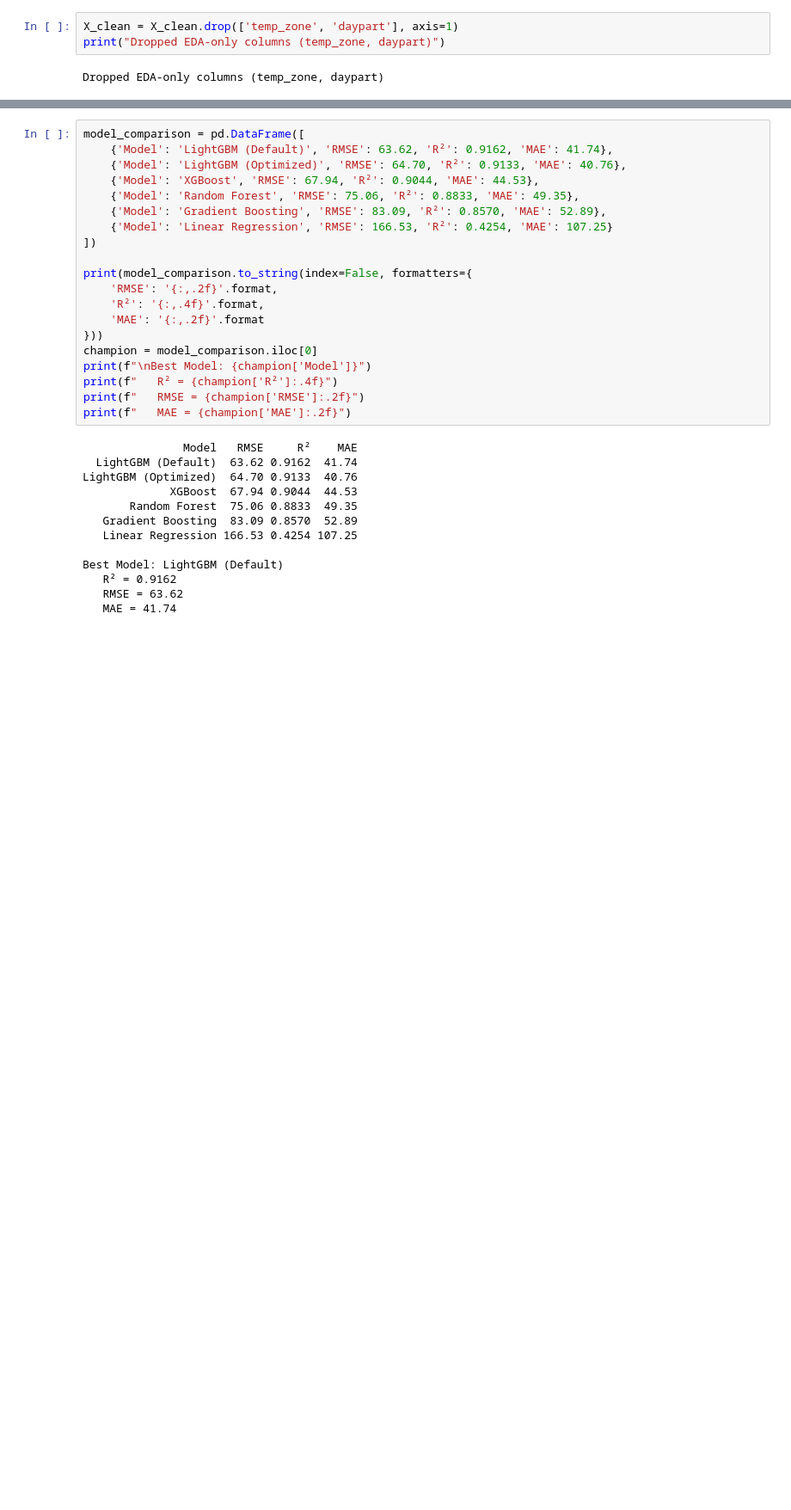
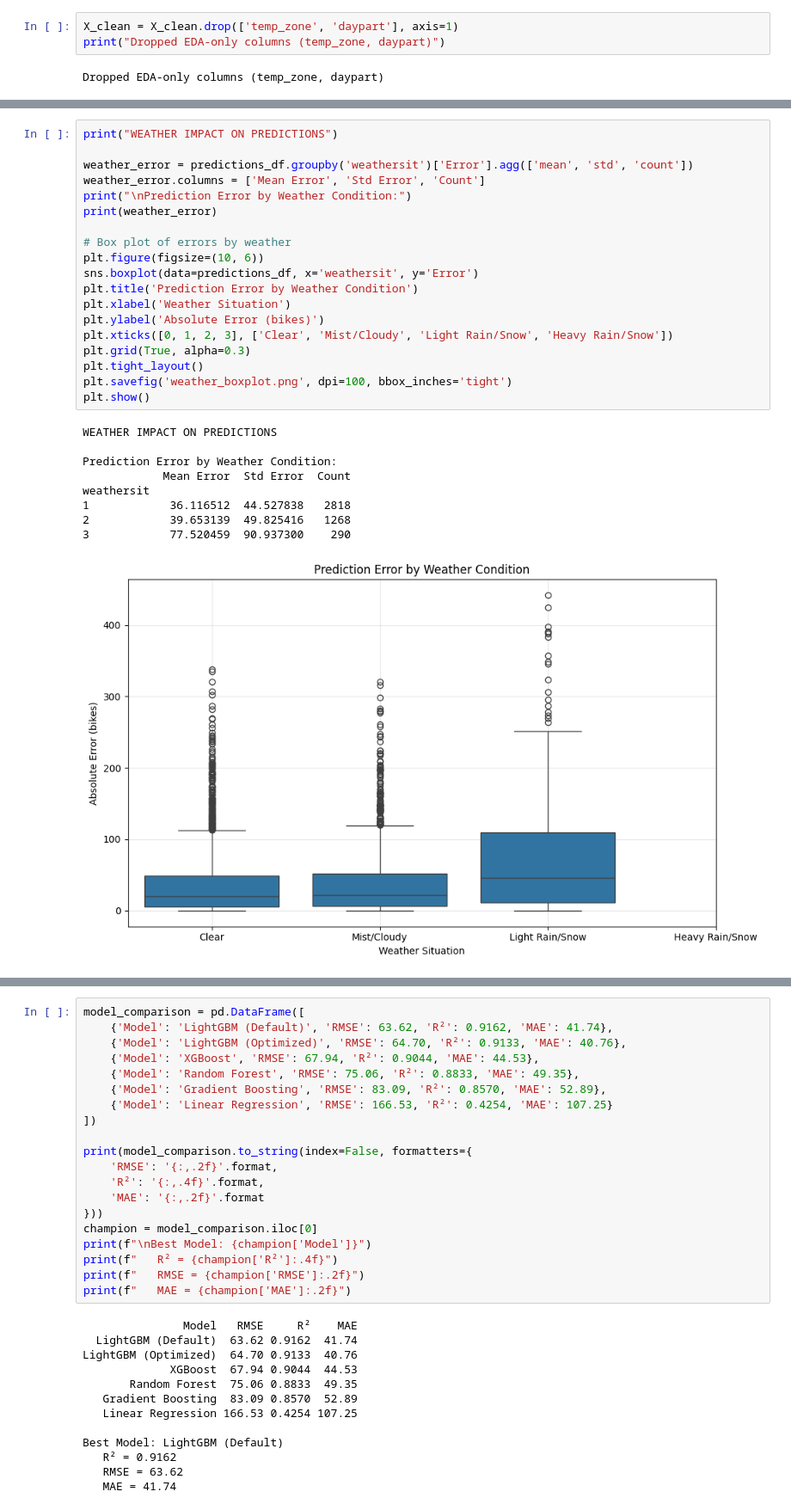
Before and after one commit to boughanmiyoussef/BikeDemand, a Jupyter notebook: notebook/BikeDemand.ipynb, the cells around one changed output, grey strips where cells are left out. Shown at 86% size. Cells and saved outputs as stored; diff of their text form; blank space fills up the shorter version.

```diff
--- a/notebook/BikeDemand.ipynb
+++ b/notebook/BikeDemand.ipynb
@@ -903,0 +1041,29 @@ Hours with Lowest Error:
+# %%
+print("WEATHER IMPACT ON PREDICTIONS")
+
+weather_error = predictions_df.groupby('weathersit')['Error'].agg(['mean', 'std', 'count'])
+weather_error.columns = ['Mean Error', 'Std Error', 'Count']
+print("\nPrediction Error by Weather Condition:")
+print(weather_error)
+
+# Box plot of errors by weather
+plt.figure(figsize=(10, 6))
+sns.boxplot(data=predictions_df, x='weathersit', y='Error')
+plt.title('Prediction Error by Weather Condition')
+plt.xlabel('Weather Situation')
+plt.ylabel('Absolute Error (bikes)')
+plt.xticks([0, 1, 2, 3], ['Clear', 'Mist/Cloudy', 'Light Rain/Snow', 'Heavy Rain/Snow'])
+plt.grid(True, alpha=0.3)
+plt.tight_layout()
+plt.savefig('weather_boxplot.png', dpi=100, bbox_inches='tight')
+plt.show()
+# %% [output]
+WEATHER IMPACT ON PREDICTIONS
+
+Prediction Error by Weather Condition:
+            Mean Error  Std Error  Count
+weathersit
+1            36.116512  44.527838   2818
+2            39.653139  49.825416   1268
+3            77.520459  90.937300    290
+[figure, added]
```
Also changed, not shown: parts of 31 cells of this notebook.
